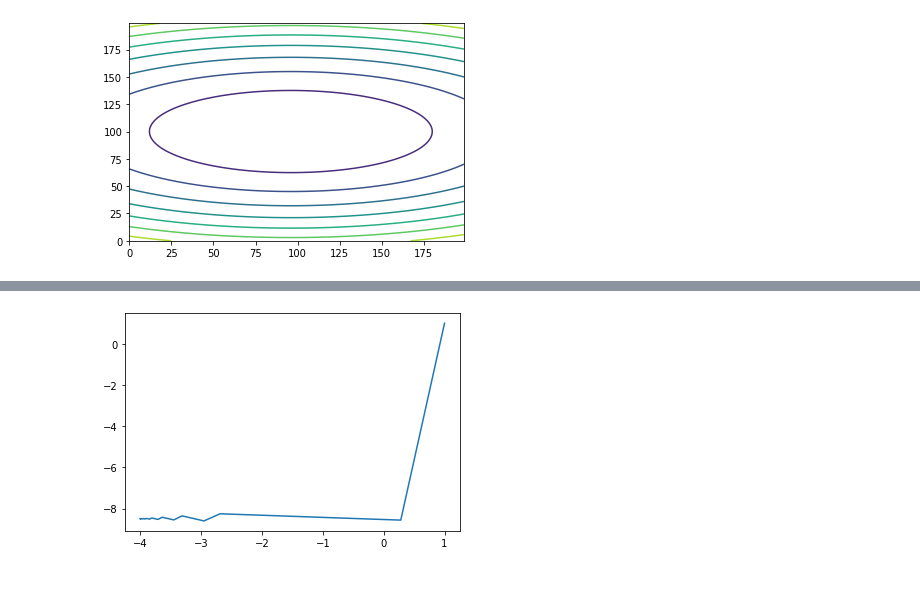
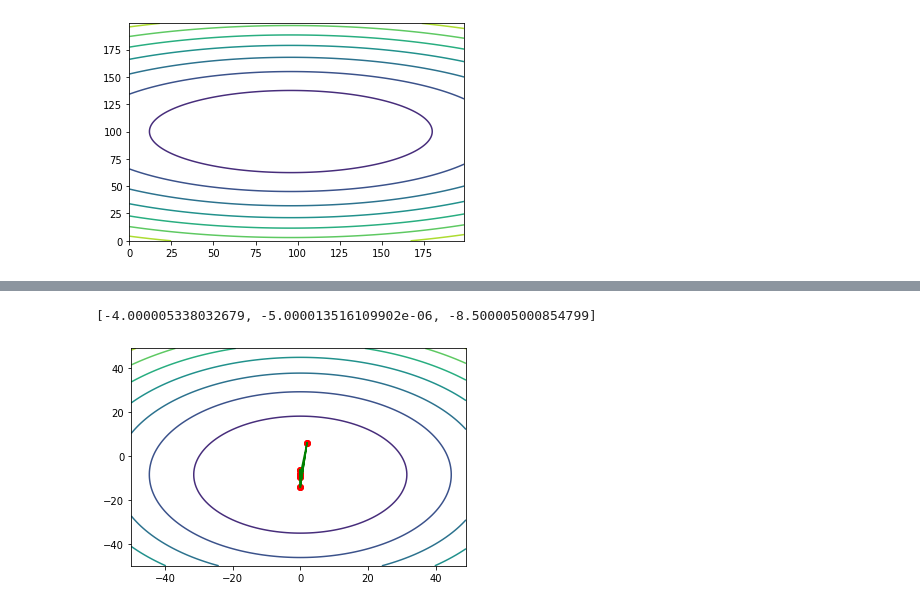
Before and after one commit to vladislav841/lab6, a Jupyter notebook: KyznetcovOptimization.ipynb, the cells around one changed output, grey strips where cells are left out. Saved outputs shown, nothing was run; the diff lists cells and outputs as text; code cells hidden in the pictures.

```diff
--- a/KyznetcovOptimization.ipynb
+++ b/KyznetcovOptimization.ipynb
@@ -205,5 +176,39 @@ plt.show()
-# %%
-plt.plot(mas_0,mas_2)
-plt.show()
-# %% [output]
-[figure, removed]
+# %%
+x = []
+def anotherSearch():
+    x.append([-8,2,6])
+    k = 0
+    lambda_ = 0.1
+    while True:
+        newx = [0,0,0]
+        grad = gradient(x[k])
+        for i in range(3):
+            newx[i] = x[k][i] - lambda_*grad[i]
+        x.append(newx)
+        k+=1
+        diff_x = [0,0,0]
+        for i in range(3):
+            diff_x[i] = x[k][i] - x[k-1][i]
+        if(NormEvklid(diff_x) < 0.0001):
+            return x[k]
+            break
+# %%
+anotherSearch()
+# %% [output]
+[-4.000005338032679, -5.000013516109902e-06, -8.500005000854799]
+# %%
+X,Y = np.meshgrid(np.arange(-50,50,1) , np.arange(-50,50,1))
+Z = function([1,X,Y])
+pylab.contour(X,Y,Z)
+x_1=[]
+x_2=[]
+x_3=[]
+for i in range(len(x)):
+    x_1.append(x[i][0])
+    x_2.append(x[i][1])
+    x_3.append(x[i][2])
+pylab.plot(x_2,x_3,'ro')
+pylab.plot(x_2,x_3,'g')
+pylab.show()
+# %% [output]
+[figure, added]
```
Also changed, not shown: parts of 10 cells of this notebook.
